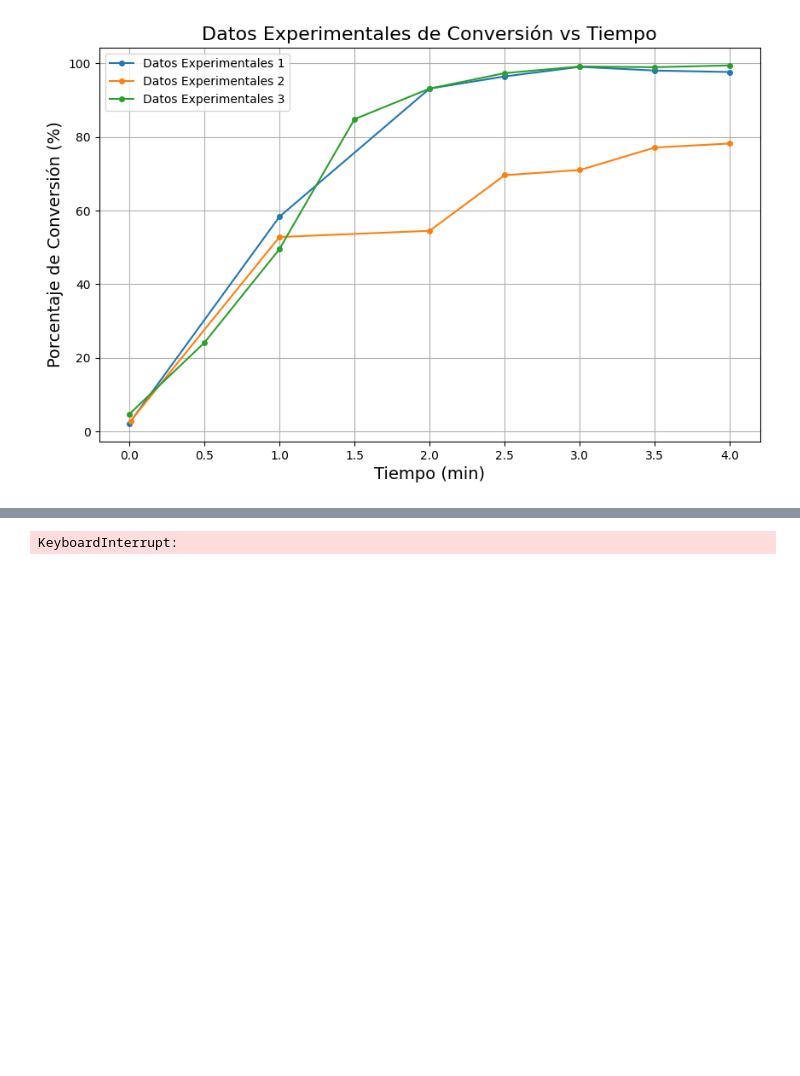
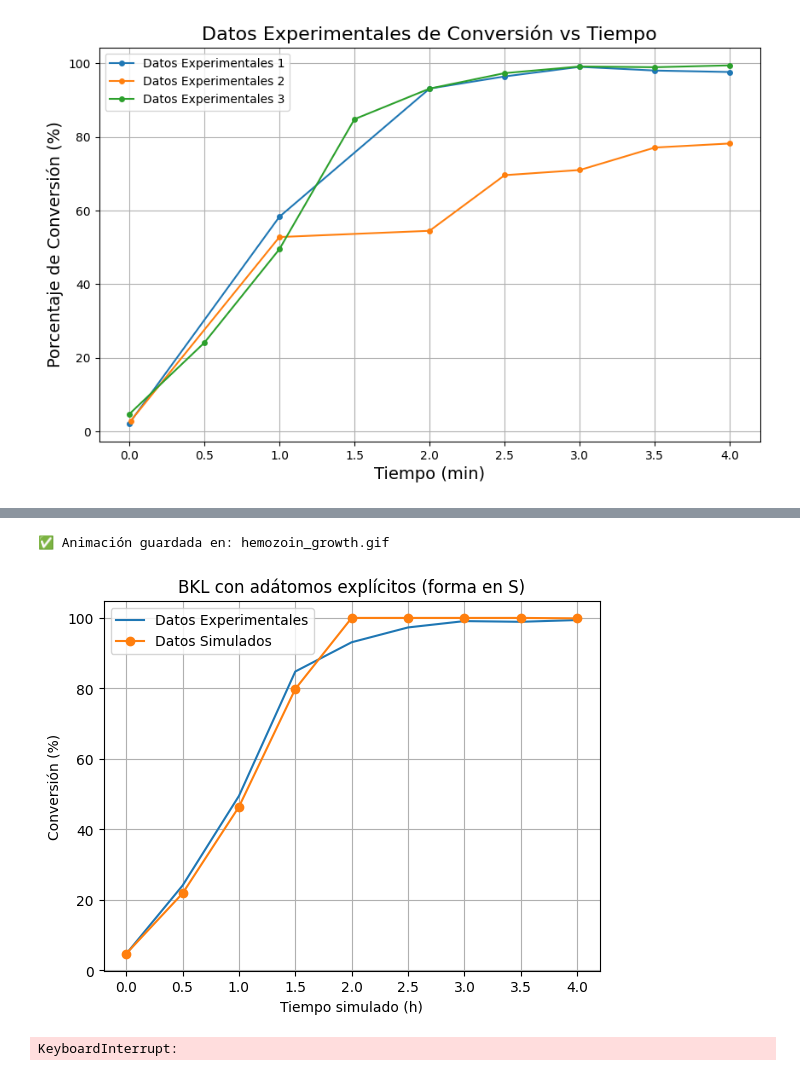
Before and after one commit to hernansalinas/00_TrabajoGradoGerman, a Jupyter notebook: Malaria/Codes/new_approx.ipynb, the cells around one changed output, grey strips where cells are left out. Drawn from its saved outputs; the diff is of its cells as text; code cells hidden in the pictures; blank space fills up the shorter version.

```diff
--- a/Malaria/Codes/new_approx.ipynb
+++ b/Malaria/Codes/new_approx.ipynb
@@ -442,3 +553,45 @@ plt.show()
+# %%
+kmc.animate_growth(snaps, mode="voxel", fps=10, save_path="hemozoin_growth.gif")
+# %% [output]
+✅ Animación guardada en: hemozoin_growth.gif
+# %%
+import matplotlib.pyplot as plt
+
+# Lattice y parámetros
+L = LatticeSOS(size=30, seed = 25)
+L.initialize("flat")
+
+params = KMCParams(
+    T=300,
+    K0_plus=11.671806264584635,
+    K_inc_plus=0.5069325183371898,
+    E_pb_over_kT=1.2704636027368605,
+    phi_over_kT= 1.9792478012079329,
+    delta=1.7789686274068774,
+    V=0.9943756704678864,
+    C_eq=17.856385685984442,          # conv_max ~ 95 %
+    S_floor=-5.0, S_ceil=8.0
+)
+
+
+kmc = KMC_BKL(L, params, N_bulk0=2100, rng_seed=123, time_scale=200.0, n_seeds=100)
+
+
+times = np.array(Experiments[2]['Tiempo'])
+snaps = kmc.run(t_end = times[-1], snapshot_times=times)
+
+
+plt.plot(Experiments[2]['Tiempo'], Experiments[2]['Porcentaje'], label='Datos Experimentales')
+plt.plot([t for t,_,_ in snaps],
+         [conv for _,_,conv in snaps], marker="o", label = 'Datos Simulados')
+plt.xlabel("Tiempo simulado (h)")
+plt.ylabel("Conversión (%)")
+plt.title("BKL con adátomos explícitos (forma en S)")
+plt.legend()
+plt.grid(True)
+plt.show()
+# %% [output]
+[figure, added]
 # %%
 import numpy as np
 import time
```
Also changed, not shown: parts of 5 cells of this notebook, 7 other files.
